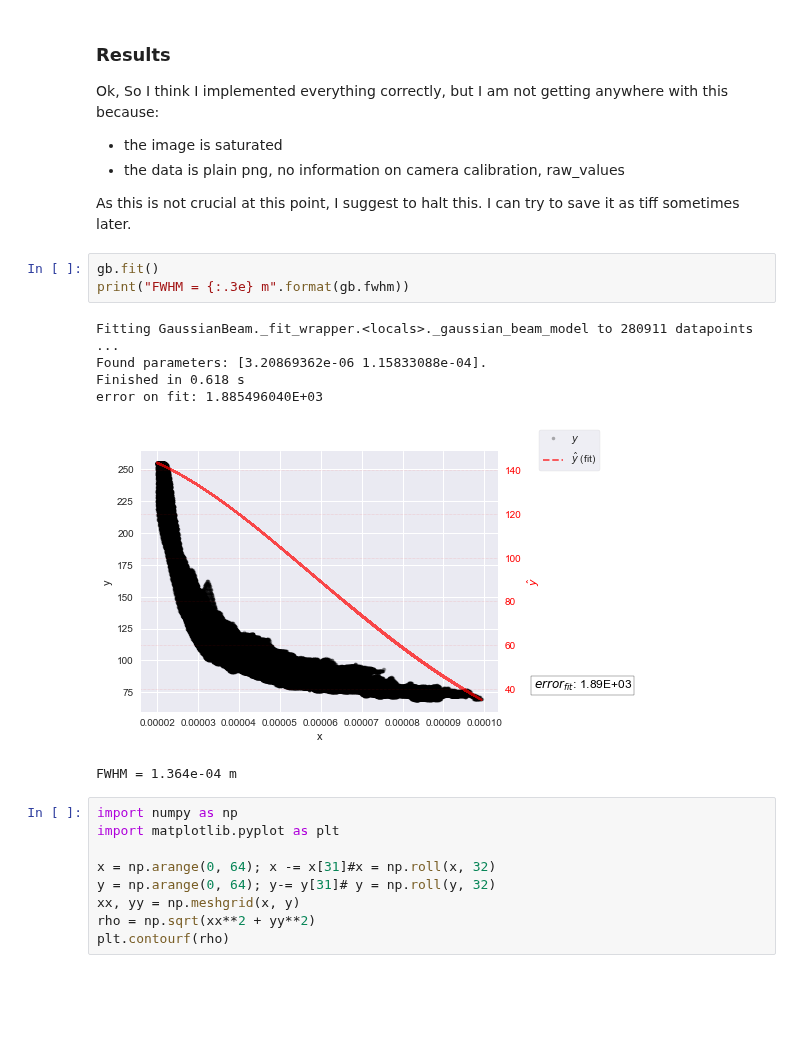
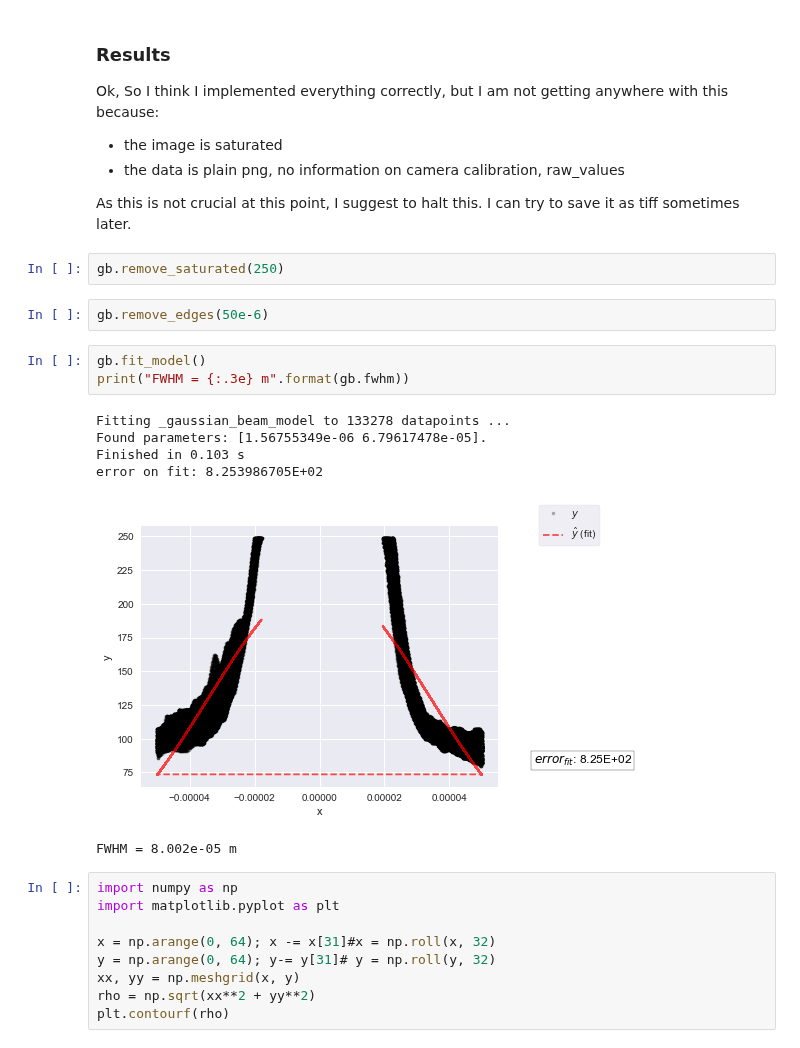
Before and after one commit to martinholub/sicm, a Jupyter notebook: notebooks/model.ipynb, the cells around one changed output. Saved outputs shown, nothing was run; the diff lists cells and outputs as text; blank space fills up the shorter version.

```diff
--- a/notebooks/model.ipynb
+++ b/notebooks/model.ipynb
@@ -148,16 +151,20 @@ Ok, So I think I implemented everything correctly, but I am not getting anywhere
 * the data is plain png, no information on camera calibration, raw_values
 
 As this is not crucial at this point, I suggest to halt this. I can try to save it as tiff sometimes later.
+# %%
+gb.remove_saturated(250)
+# %%
+gb.remove_edges(50e-6)
 # %%
-gb.fit()
+gb.fit_model()
 print("FWHM = {:.3e} m".format(gb.fwhm))
 # %% [output]
-Fitting GaussianBeam._fit_wrapper.<locals>._gaussian_beam_model to 280911 datapoints ...
-Found parameters: [3.20869362e-06 1.15833088e-04].
-Finished in 0.618 s
-error on fit: 1.885496040E+03
+Fitting _gaussian_beam_model to 133278 datapoints ...
+Found parameters: [1.56755349e-06 6.79617478e-05].
+Finished in 0.103 s
+error on fit: 8.253986705E+02
-[figure, old version]
+[figure, new version]
-FWHM = 1.364e-04 m
+FWHM = 8.002e-05 m
 # %%
 import numpy as np
 import matplotlib.pyplot as plt
```
Also changed, not shown: parts of 2 cells of this notebook, 6 other files.
